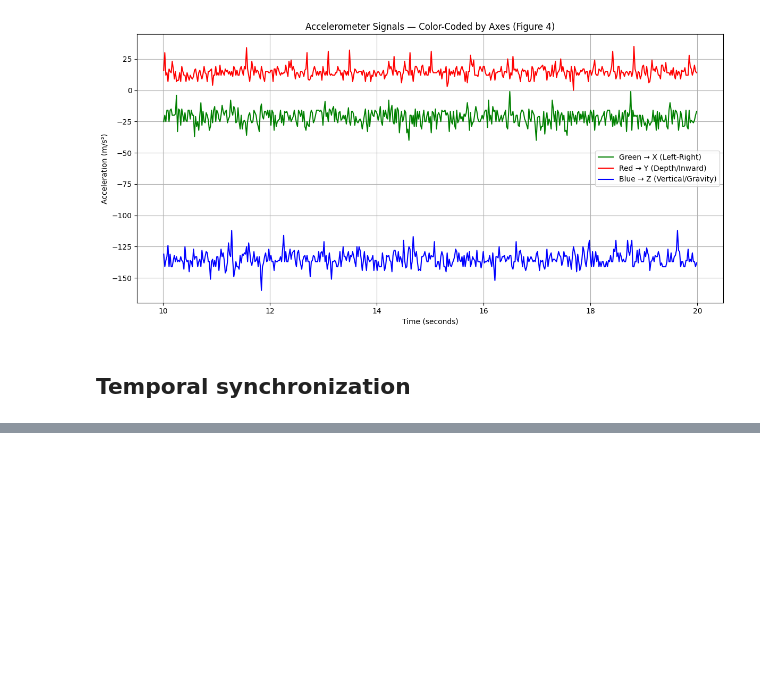
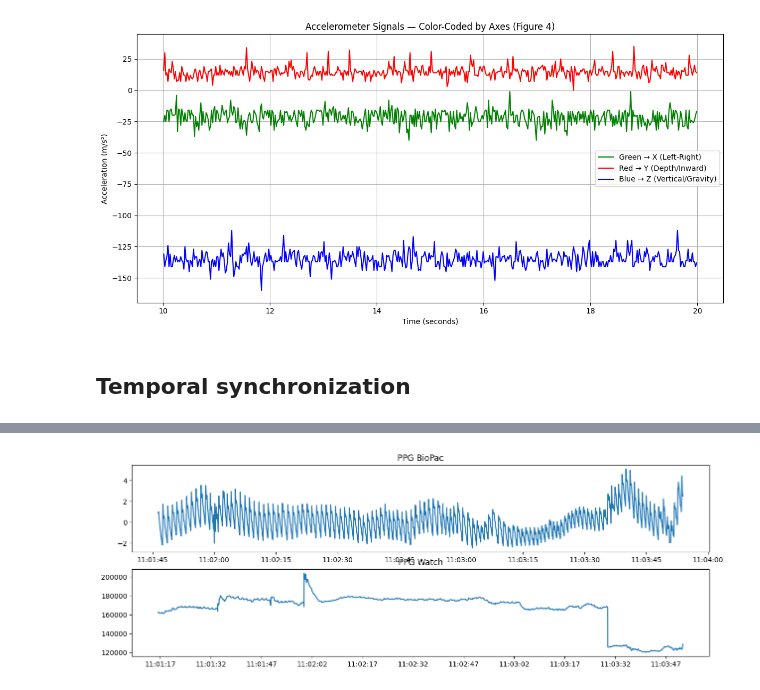
Before and after one commit to victor-42/medical_data_processing, a Jupyter notebook: notebook_for_task1.ipynb, the cells around one changed output, grey strips where cells are left out. Saved outputs shown, nothing was run; the diff lists cells and outputs as text; code cells hidden in the pictures; blank space fills up the shorter version.

```diff
--- a/notebook_for_task1.ipynb
+++ b/notebook_for_task1.ipynb
@@ -252,3 +297,20 @@ Z: -135.00 m/s²
+# %%
+#Question Q8 PPG
+start_time_exp2_biopac = datetime(2025, 5, 8, 11, 1, 46, 417000)
+
+fig, ((ax1), (ax2)) = plt.subplots(2,1, figsize=(15, 5))
+
+ax1.plot([start_time_exp2_biopac + timedelta(milliseconds=0.5) * i for i in range(len(exp2_biopac['data'][:, 0]))], exp2_biopac['data'][:, 0])
+ax1.set_title('PPG BioPac')
+
+ax2.plot([datetime.fromtimestamp(int(x)/1000) for x in exp2_watch_ppg['PPG Timestamp']], exp2_watch_ppg['PPG'])
+ax2.xaxis.set_major_formatter(mdates.DateFormatter('%H:%M:%S'))
+ax2.xaxis.set_major_locator(mdates.SecondLocator(interval=15))
+ax2.set_title('PPG Watch')
+
+plt.show()
+# %% [output]
+[figure, added]
 # %%
 # Question Q9
 # %%
```
Also changed, not shown: parts of 4 cells of this notebook, 2 other files.
